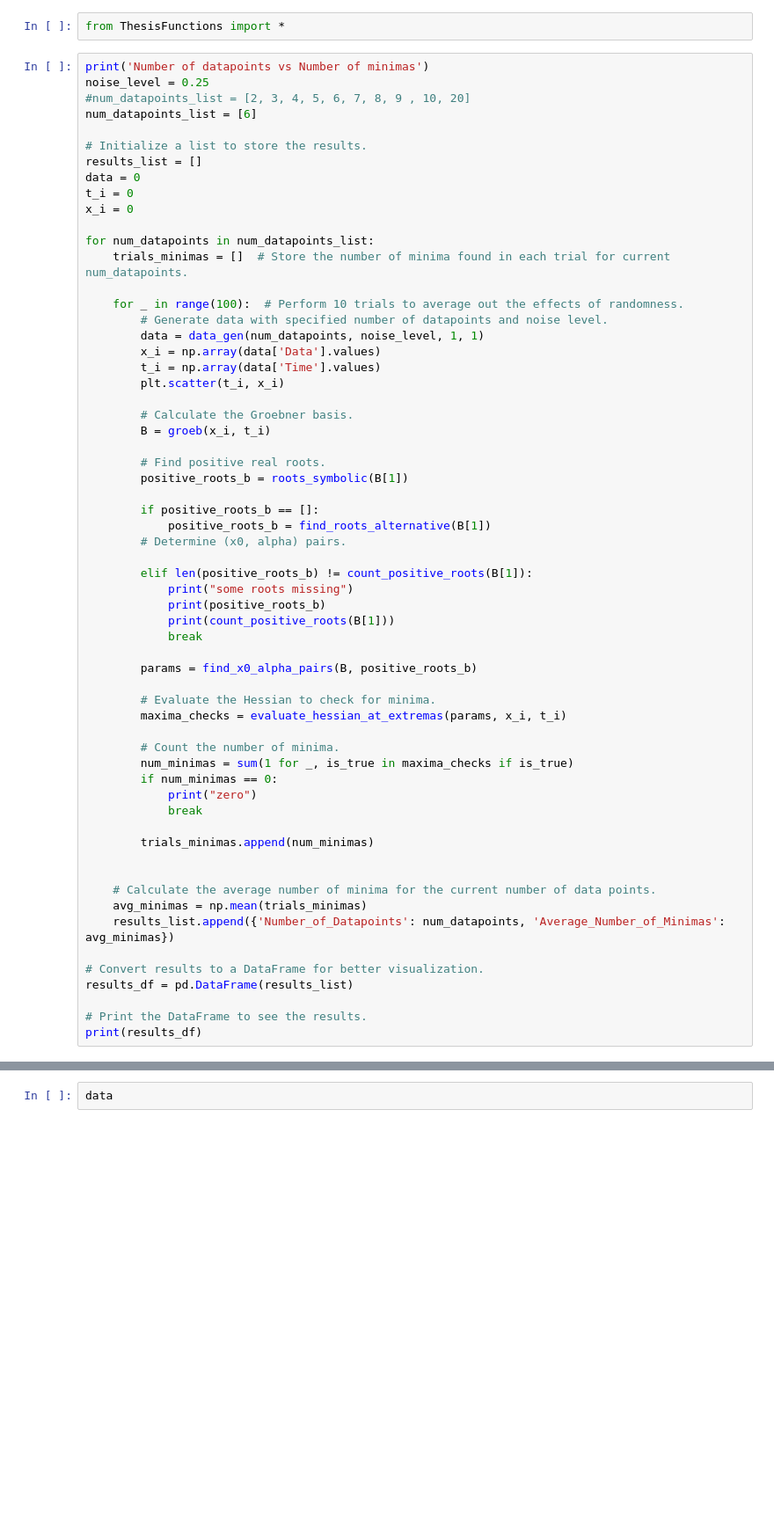
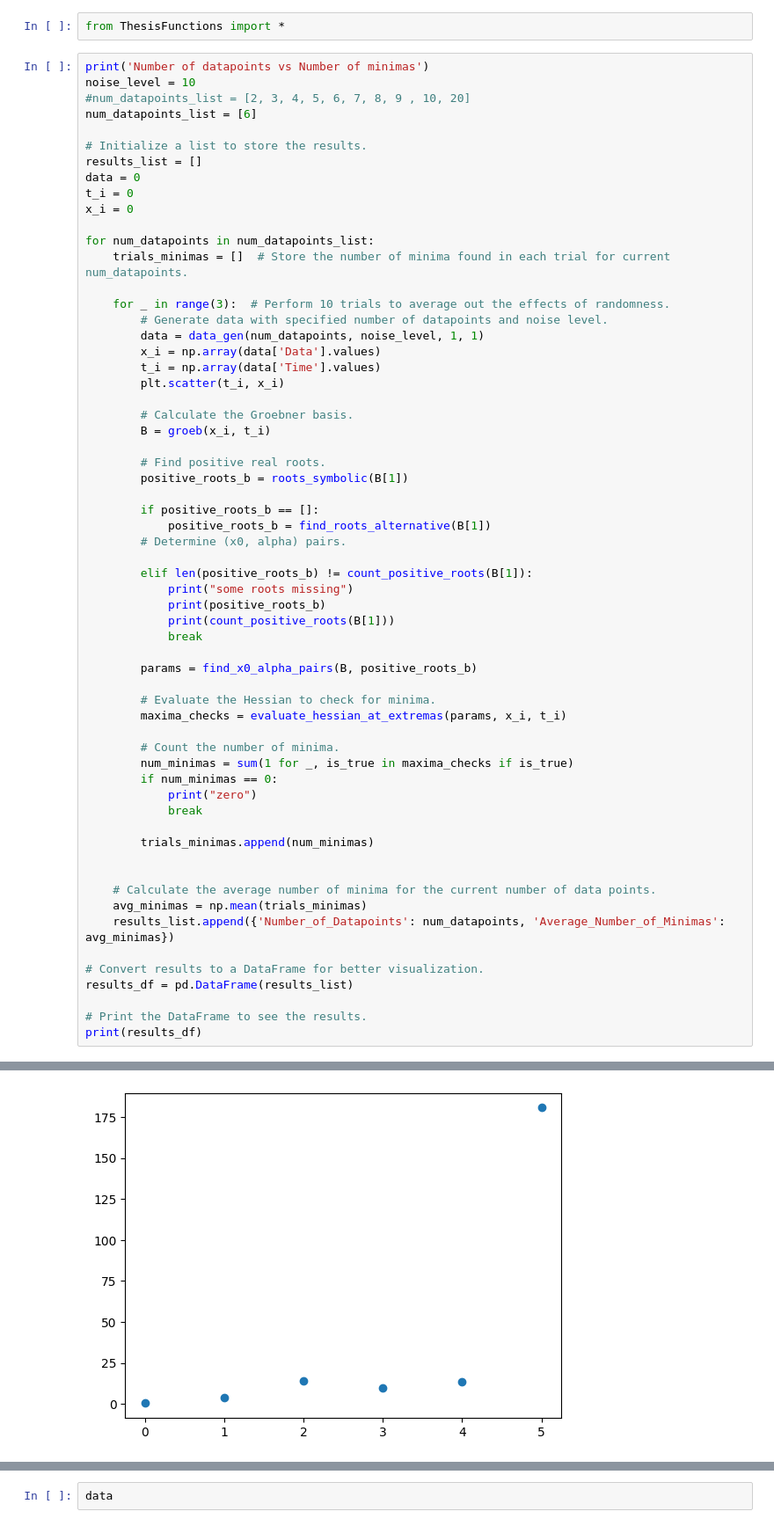
Before and after one commit to amineroudani/Thesis, a Jupyter notebook: MinimasVsNumDatapoints.ipynb, the cells around one changed output, grey strips where cells are left out. Shown at 88% size. Saved outputs shown, nothing was run; the diff lists cells and outputs as text; blank space fills up the shorter version.

```diff
--- a/MinimasVsNumDatapoints.ipynb
+++ b/MinimasVsNumDatapoints.ipynb
@@ -2,7 +2,7 @@
 from ThesisFunctions import *
 # %%
 print('Number of datapoints vs Number of minimas')
-noise_level = 0.25
+noise_level = 10
 #num_datapoints_list = [2, 3, 4, 5, 6, 7, 8, 9 , 10, 20]
 num_datapoints_list = [6]
 
@@ -15,7 +15,7 @@ x_i = 0
 for num_datapoints in num_datapoints_list:
     trials_minimas = []  # Store the number of minima found in each trial for current num_datapoints.
 
-    for _ in range(100):  # Perform 10 trials to average out the effects of randomness.
+    for _ in range(3):  # Perform 10 trials to average out the effects of randomness.
         # Generate data with specified number of datapoints and noise level.
         data = data_gen(num_datapoints, noise_level, 1, 1)
         x_i = np.array(data['Data'].values)
@@ -66,3 +68,4 @@ Number of datapoints vs Number of minimas
+[figure, added]
 # %%
 def find_roots_alternative(poly):
     b = sp.symbols('b')
```
Also changed, not shown: parts of 2 cells of this notebook, 1 other file.
